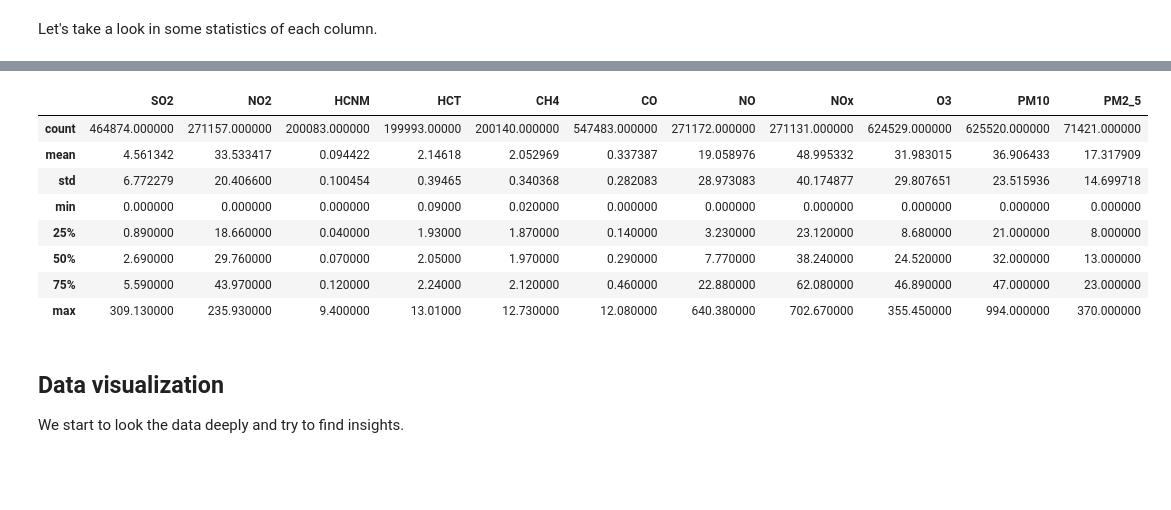
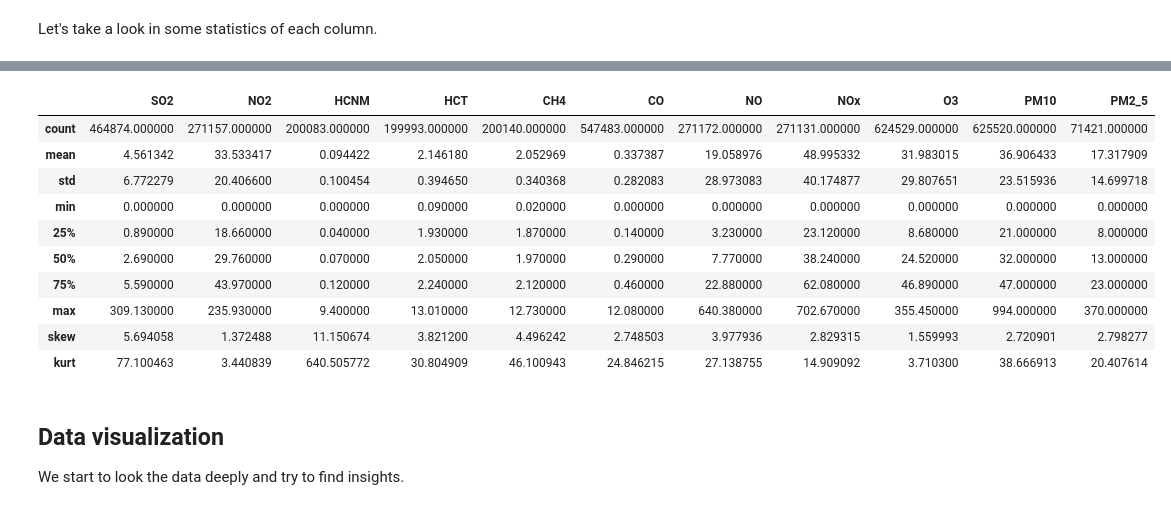
Before and after one commit to lucasmoschen/machine-learning-project, a Jupyter notebook: notebooks/eda.ipynb, the cells around one changed output, grey strips where cells are left out. Saved outputs shown, nothing was run; the diff lists cells and outputs as text; code cells hidden in the pictures; blank space fills up the shorter version.

```diff
--- a/notebooks/eda.ipynb
+++ b/notebooks/eda.ipynb
@@ -22,5 +36,5 @@ sns.set()
 # %%
-air_data = pd.read_csv("../data/Qualidade_do_ar_-_Dados_hor%C3%A1rios.csv")
+air_data = pd.read_csv("../data/RiodeJaneiro_MonitorAr_hourly.csv")
 air_data.head()
 # %% [output]
 |  | Data | CodNum | Estação | Chuva | Pres | RS | Temp | UR | Dir_Vento | Vel_Vento | ... | ... |
@@ -107,16 +140,23 @@ air_data[['Chuva', 'Pres', 'RS', 'Temp', 'UR', 'Dir_Vento', 'Vel_Vento']].descri
 # %%
 gases = ['SO2', 'NO2', 'HCNM', 'HCT', 'CH4', 'CO', 'NO', 'NOx', 'O3', 'PM10', 'PM2_5']
-air_data[gases].describe()
+stats = air_data[gases].describe()
+
+stats.loc['skew'] = air_data[gases].skew().tolist()
+stats.loc['kurt'] = air_data[gases].kurtosis().tolist()
+
+display(stats)
 # %% [output]
 |  | SO2 | NO2 | HCNM | HCT | CH4 | CO | NO | NOx | O3 | PM10 | PM2_5 |
-| count | 464874.000000 | 271157.000000 | 200083.000000 | 199993.00000 | 200140.000000 | 547483.000000 | 271172.000000 | 271131.000000 | 624529.000000 | 625520.000000 | 71421.000000 |
-| mean | 4.561342 | 33.533417 | 0.094422 | 2.14618 | 2.052969 | 0.337387 | 19.058976 | 48.995332 | 31.983015 | 36.906433 | 17.317909 |
-| std | 6.772279 | 20.406600 | 0.100454 | 0.39465 | 0.340368 | 0.282083 | 28.973083 | 40.174877 | 29.807651 | 23.515936 | 14.699718 |
-| min | 0.000000 | 0.000000 | 0.000000 | 0.09000 | 0.020000 | 0.000000 | 0.000000 | 0.000000 | 0.000000 | 0.000000 | 0.000000 |
-| 25% | 0.890000 | 18.660000 | 0.040000 | 1.93000 | 1.870000 | 0.140000 | 3.230000 | 23.120000 | 8.680000 | 21.000000 | 8.000000 |
-| 50% | 2.690000 | 29.760000 | 0.070000 | 2.05000 | 1.970000 | 0.290000 | 7.770000 | 38.240000 | 24.520000 | 32.000000 | 13.000000 |
-| 75% | 5.590000 | 43.970000 | 0.120000 | 2.24000 | 2.120000 | 0.460000 | 22.880000 | 62.080000 | 46.890000 | 47.000000 | 23.000000 |
-| max | 309.130000 | 235.930000 | 9.400000 | 13.01000 | 12.730000 | 12.080000 | 640.380000 | 702.670000 | 355.450000 | 994.000000 | 370.000000 |
+| count | 464874.000000 | 271157.000000 | 200083.000000 | 199993.000000 | 200140.000000 | 547483.000000 | 271172.000000 | 271131.000000 | 624529.000000 | 625520.000000 | 71421.000000 |
+| mean | 4.561342 | 33.533417 | 0.094422 | 2.146180 | 2.052969 | 0.337387 | 19.058976 | 48.995332 | 31.983015 | 36.906433 | 17.317909 |
+| std | 6.772279 | 20.406600 | 0.100454 | 0.394650 | 0.340368 | 0.282083 | 28.973083 | 40.174877 | 29.807651 | 23.515936 | 14.699718 |
+| min | 0.000000 | 0.000000 | 0.000000 | 0.090000 | 0.020000 | 0.000000 | 0.000000 | 0.000000 | 0.000000 | 0.000000 | 0.000000 |
+| 25% | 0.890000 | 18.660000 | 0.040000 | 1.930000 | 1.870000 | 0.140000 | 3.230000 | 23.120000 | 8.680000 | 21.000000 | 8.000000 |
+| 50% | 2.690000 | 29.760000 | 0.070000 | 2.050000 | 1.970000 | 0.290000 | 7.770000 | 38.240000 | 24.520000 | 32.000000 | 13.000000 |
+| 75% | 5.590000 | 43.970000 | 0.120000 | 2.240000 | 2.120000 | 0.460000 | 22.880000 | 62.080000 | 46.890000 | 47.000000 | 23.000000 |
+| max | 309.130000 | 235.930000 | 9.400000 | 13.010000 | 12.730000 | 12.080000 | 640.380000 | 702.670000 | 355.450000 | 994.000000 | 370.000000 |
+| skew | 5.694058 | 1.372488 | 11.150674 | 3.821200 | 4.496242 | 2.748503 | 3.977936 | 2.829315 | 1.559993 | 2.720901 | 2.798277 |
+| kurt | 77.100463 | 3.440839 | 640.505772 | 30.804909 | 46.100943 | 24.846215 | 27.138755 | 14.909092 | 3.710300 | 38.666913 | 20.407614 |
 # %% [markdown]
 ## Data visualization
 
```
Also changed, not shown: parts of 10 cells of this notebook, 14 other files.
